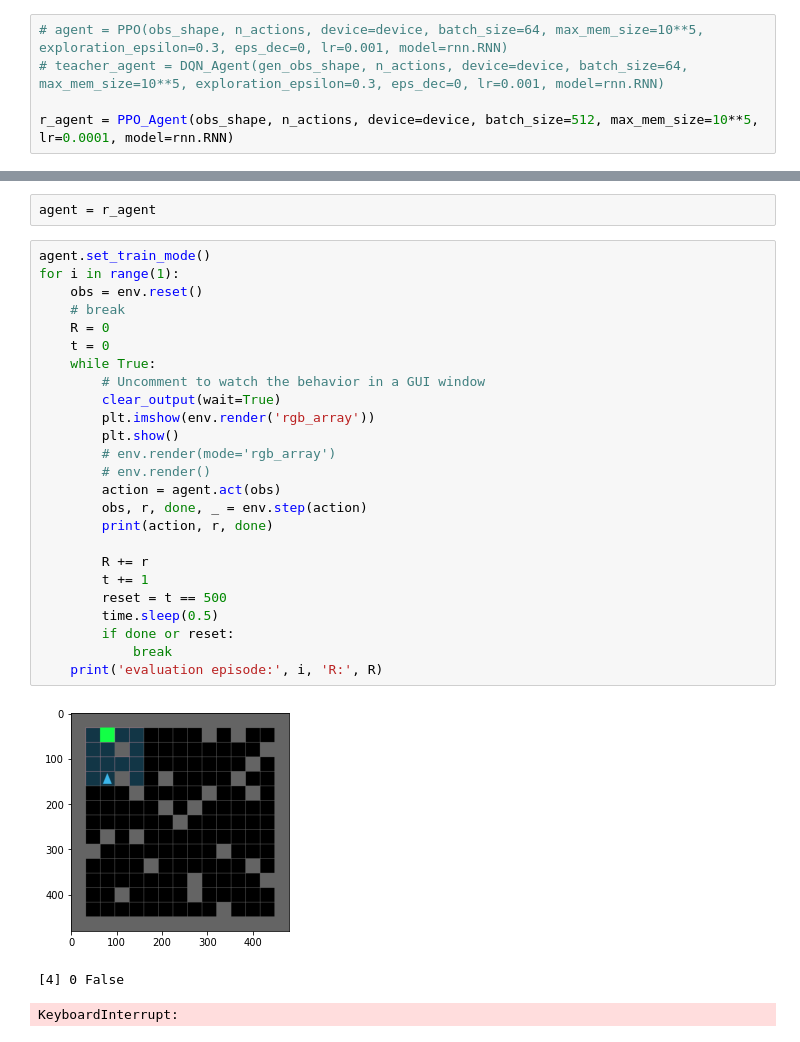
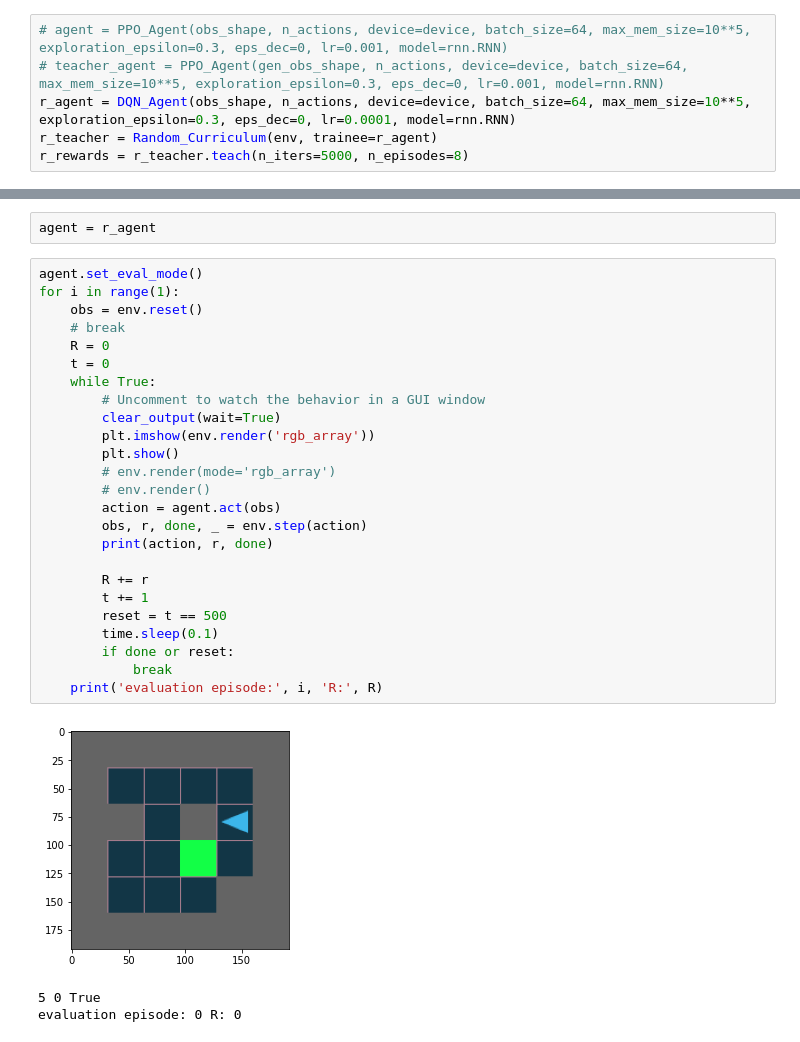
Before and after one commit to nitsan57/CDM_torch, a Jupyter notebook: cdm.ipynb, the cells around one changed output, grey strips where cells are left out. Drawn from its saved outputs; the diff is of its cells as text.

```diff
--- a/cdm.ipynb
+++ b/cdm.ipynb
@@ -47,7 +58,8 @@ gen_action_dim = env.get_generator_action_space().n
 # %% [markdown]
 ### Random curriculum train single example:
 # %%
-# agent = PPO(obs_shape, n_actions, device=device, batch_size=64, max_mem_size=10**5, exploration_epsilon=0.3, eps_dec=0, lr=0.001, model=rnn.RNN)
-# teacher_agent = DQN_Agent(gen_obs_shape, n_actions, device=device, batch_size=64, max_mem_size=10**5, exploration_epsilon=0.3, eps_dec=0, lr=0.001, model=rnn.RNN)
-
-r_agent = PPO_Agent(obs_shape, n_actions, device=device, batch_size=512, max_mem_size=10**5, lr=0.0001, model=rnn.RNN)
+# agent = PPO_Agent(obs_shape, n_actions, device=device, batch_size=64, max_mem_size=10**5, exploration_epsilon=0.3, eps_dec=0, lr=0.001, model=rnn.RNN)
+# teacher_agent = PPO_Agent(gen_obs_shape, n_actions, device=device, batch_size=64, max_mem_size=10**5, exploration_epsilon=0.3, eps_dec=0, lr=0.001, model=rnn.RNN)
+r_agent = DQN_Agent(obs_shape, n_actions, device=device, batch_size=64, max_mem_size=10**5, exploration_epsilon=0.3, eps_dec=0, lr=0.0001, model=rnn.RNN)
+r_teacher = Random_Curriculum(env, trainee=r_agent)
+r_rewards = r_teacher.teach(n_iters=5000, n_episodes=8)
@@ -88,31 +128,31 @@ TypeError: 'NoneType' object is not subscriptable
 # %%
 agent = r_agent
 # %%
-agent.set_train_mode()
+agent.set_eval_mode()
 for i in range(1):
     obs = env.reset()
     # break
     R = 0
     t = 0
     while True:
         # Uncomment to watch the behavior in a GUI window
         clear_output(wait=True)
         plt.imshow(env.render('rgb_array'))
         plt.show()
         # env.render(mode='rgb_array')
         # env.render()
         action = agent.act(obs)
         obs, r, done, _ = env.step(action)
         print(action, r, done)
 
         R += r
         t += 1
         reset = t == 500
-        time.sleep(0.5)
+        time.sleep(0.1)
         if done or reset:
             break
     print('evaluation episode:', i, 'R:', R)
 # %% [output]
-[figure, old version]
+[figure, new version]
-[4] 0 False
+5 0 True
+evaluation episode: 0 R: 0
-KeyboardInterrupt:
```
Also changed, not shown: parts of 19 cells of this notebook, 18 other files.
